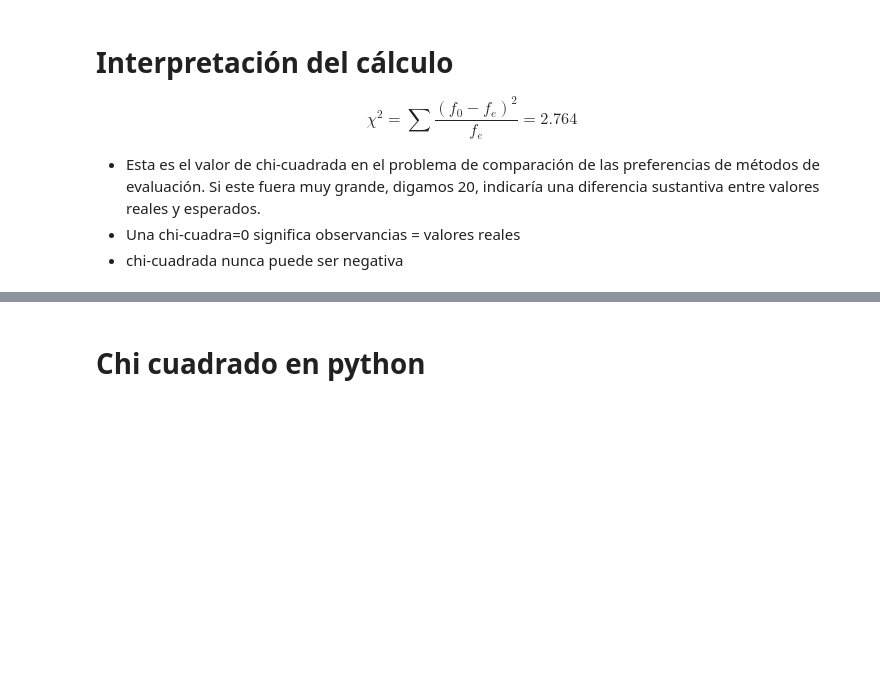
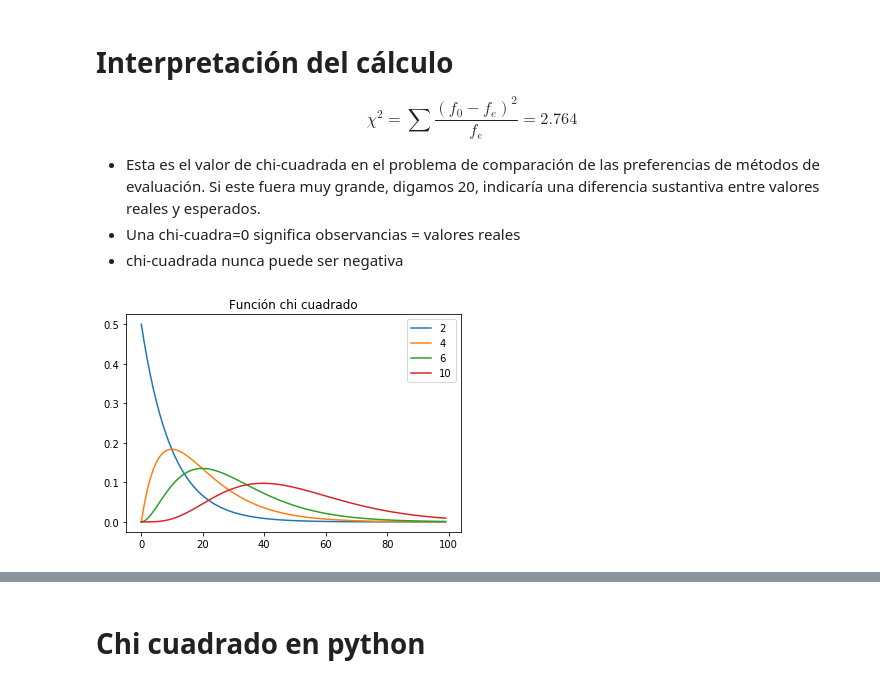
Before and after one commit to ogvilla67/SPF-2018-II, a Jupyter notebook: TEMA-2/Clase15_PruebasDeBondadYAjuste.ipynb, the cells around one changed output, grey strips where cells are left out. Drawn from its saved outputs; the diff is of its cells as text; code cells hidden in the pictures; blank space fills up the shorter version.

```diff
--- a/TEMA-2/Clase15_PruebasDeBondadYAjuste.ipynb
+++ b/TEMA-2/Clase15_PruebasDeBondadYAjuste.ipynb
@@ -269,6 +271,16 @@ $$ \chi^2 = \sum \frac{(f_0-f_e)^2}{f_e}=2.764$$
 - Esta es el valor de chi-cuadrada en el problema de comparación de las preferencias de métodos de evaluación. Si este fuera muy grande, digamos 20, indicaría una diferencia sustantiva entre valores reales y esperados.
 - Una chi-cuadra=0 significa observancias = valores reales
 - chi-cuadrada nunca puede ser negativa
+# %%
+df = [2,4,6,10]
+x = np.linspace(0,20,100)
+y = np.matrix(list(map(lambda df:st.chi2.pdf(x,df),df)))
+plt.plot(y.T)
+plt.legend(df)
+plt.title('Función chi cuadrado')
+plt.show()
+# %% [output]
+[figure, added]
 # %% [markdown]
 # Descripción de distribución chi-cuadrada
 
```
Also changed, not shown: parts of 8 cells of this notebook.
